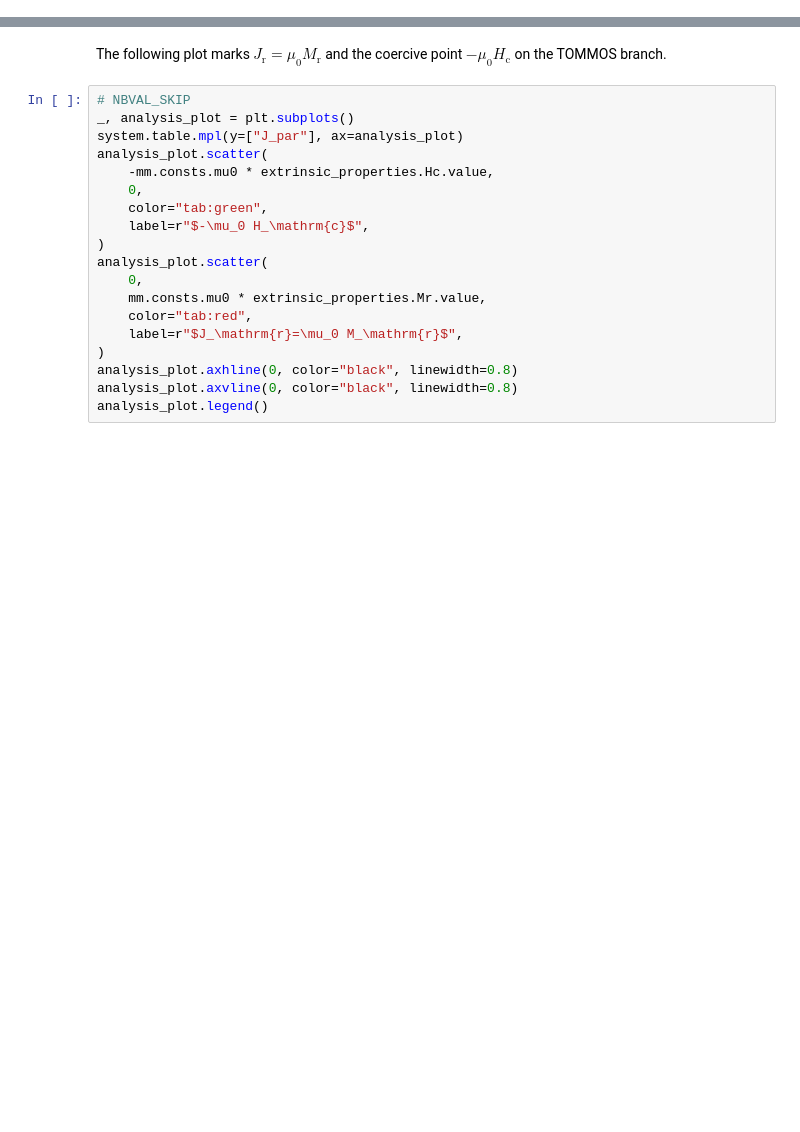
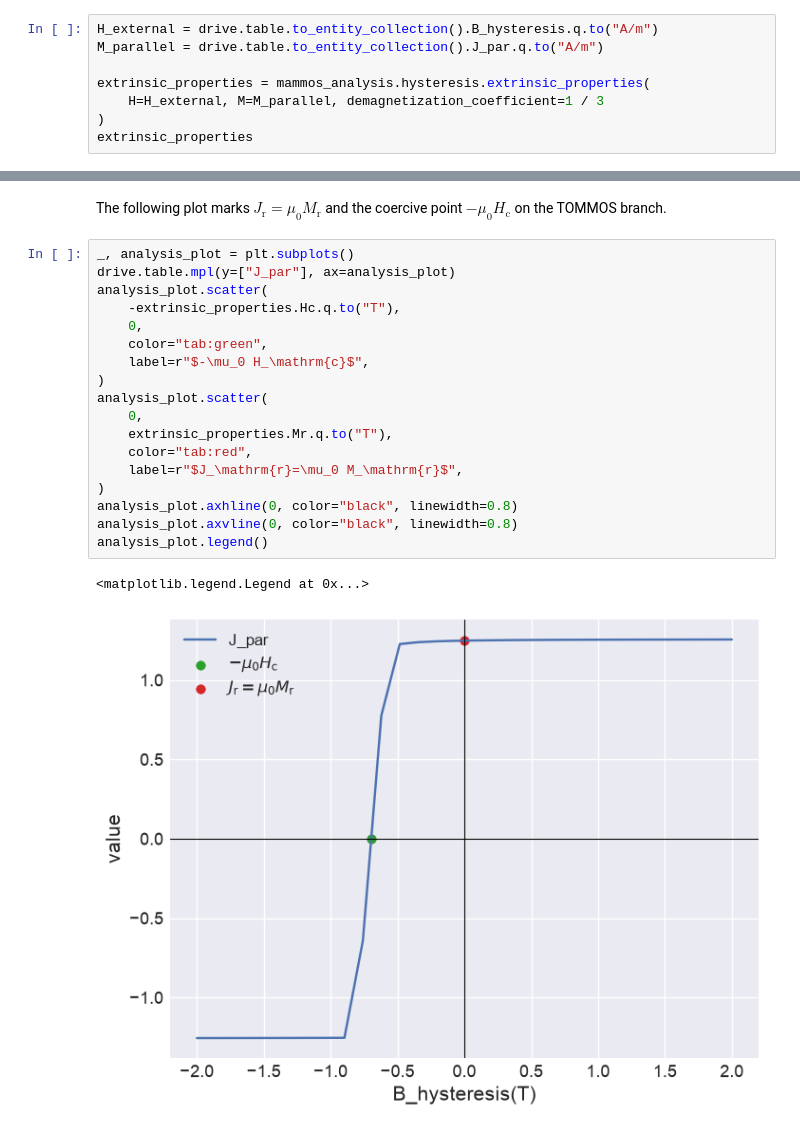
Before and after one commit to MaMMoS-project/tommos-adapter, a Jupyter notebook: examples/multigrain-tutorial.ipynb, the cells around one changed output, grey strips where cells are left out. Saved outputs shown, nothing was run; the diff lists cells and outputs as text; blank space fills up the shorter version.

```diff
--- a/examples/multigrain-tutorial.ipynb
+++ b/examples/multigrain-tutorial.ipynb
@@ -258,0 +282,8 @@ extrinsic_properties
+# %%
+H_external = drive.table.to_entity_collection().B_hysteresis.q.to("A/m")
+M_parallel = drive.table.to_entity_collection().J_par.q.to("A/m")
+
+extrinsic_properties = mammos_analysis.hysteresis.extrinsic_properties(
+    H=H_external, M=M_parallel, demagnetization_coefficient=1 / 3
+)
+extrinsic_properties
@@ -263,21 +300,23 @@ print(f"Maximum energy product BHmax: {extrinsic_properties.BHmax.q}")
 # %% [markdown]
 The following plot marks $J_\mathrm{r}=\mu_0M_\mathrm{r}$ and the coercive point $-\mu_0H_\mathrm{c}$ on the TOMMOS branch.
 # %%
-# NBVAL_SKIP
 _, analysis_plot = plt.subplots()
-system.table.mpl(y=["J_par"], ax=analysis_plot)
+drive.table.mpl(y=["J_par"], ax=analysis_plot)
 analysis_plot.scatter(
-    -mm.consts.mu0 * extrinsic_properties.Hc.value,
+    -extrinsic_properties.Hc.q.to("T"),
     0,
     color="tab:green",
     label=r"$-\mu_0 H_\mathrm{c}$",
 )
 analysis_plot.scatter(
     0,
-    mm.consts.mu0 * extrinsic_properties.Mr.value,
+    extrinsic_properties.Mr.q.to("T"),
     color="tab:red",
     label=r"$J_\mathrm{r}=\mu_0 M_\mathrm{r}$",
 )
 analysis_plot.axhline(0, color="black", linewidth=0.8)
 analysis_plot.axvline(0, color="black", linewidth=0.8)
 analysis_plot.legend()
+# %% [output]
+<matplotlib.legend.Legend at 0x...>
+[figure, added]
```
Also changed, not shown: parts of 18 cells of this notebook, 1 other file.
